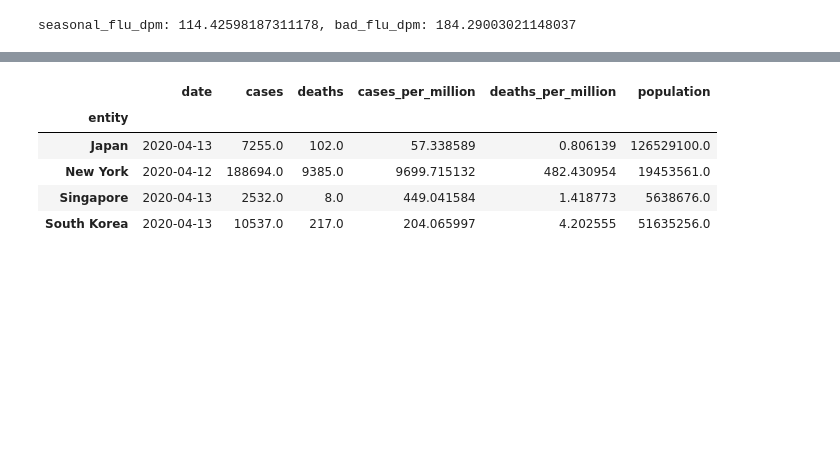
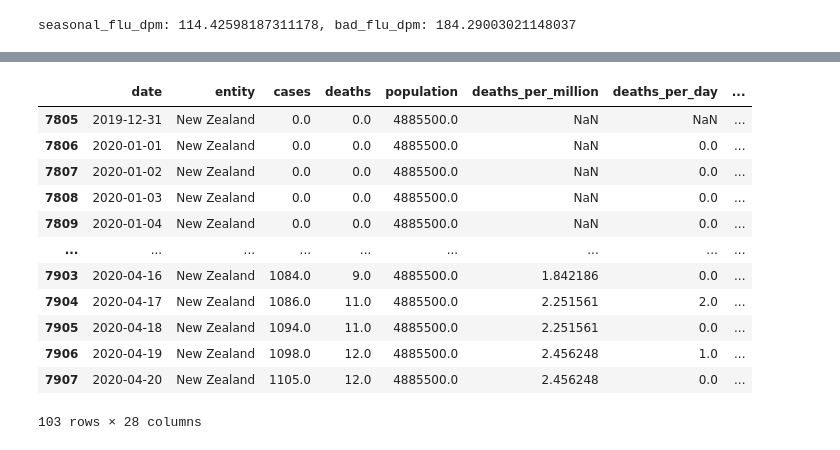
Before and after one commit to todddeluca/coronavirus, a Jupyter notebook: coronavirus_death_rate.ipynb, the cells around one changed output, grey strips where cells are left out. Saved outputs shown, nothing was run; the diff lists cells and outputs as text; code cells hidden in the pictures; blank space fills up the shorter version.

```diff
--- a/coronavirus_death_rate.ipynb
+++ b/coronavirus_death_rate.ipynb
@@ -396,4 +447,4 @@ def map_owid_to_un_pop(mer=None):
 # mer
 # %%
 # takes a minute
-states_df, countries_df, all_df = load_all(download=True)
+states_df, countries_df, all_df = load_all(download=False)
@@ -681,11 +774,35 @@ low population entities
+# %%
+# cases per day 3day avg. 14 day lag ratio.
+# state report:
+# - cases per day 14 day lag ratio
+# - cases per test per day 14 day lag ratio
+values = 'cases'
+values_per_day = values + '_per_day'
+df[values_per_day] = df.groupby(['entity'])[values].transform(
+    lambda s: s.rolling(2).apply(lambda w: w.iloc[-1] - w.iloc[0]))
+
+values_per_day_3day_avg = values_per_day + '_3day_avg'
+df[values_per_day_3day_avg] = (df.groupby(['entity'])[values_per_day]
+                                           .transform(lambda s: s.rolling(3).mean()))
+
+values_per_day_3day_avg_14day_ratio = values_per_day_3day_avg + '_14day_ratio'
+df[values_per_day_3day_avg_14day_ratio] = df.groupby(['entity'])[values_per_day_3day_avg].transform(
+    lambda s: s.rolling(15).apply(lambda w: w.iloc[-1] / w.iloc[0]))
 # %%
-# df[df['entity'].isin(['New York'])]
-df.loc[df['entity'].isin(includes),
-       ['date', 'entity', 'cases', 'deaths', 'cases_per_million', 'deaths_per_million', 'population']].groupby('entity').last()
+df[df['entity'].isin(['New Zealand'])]
+# df.loc[df['entity'].isin(includes),
+#        ['date', 'entity', 'cases', 'deaths', 'cases_per_million', 'deaths_per_million', 'population']].groupby('entity').last()
 # %% [output]
-|  | date | cases | deaths | cases_per_million | deaths_per_million | population |
-| entity |  |  |  |  |  |  |
-| Japan | 2020-04-13 | 7255.0 | 102.0 | 57.338589 | 0.806139 | 126529100.0 |
-| New York | 2020-04-12 | 188694.0 | 9385.0 | 9699.715132 | 482.430954 | 19453561.0 |
-| Singapore | 2020-04-13 | 2532.0 | 8.0 | 449.041584 | 1.418773 | 5638676.0 |
-| South Korea | 2020-04-13 | 10537.0 | 217.0 | 204.065997 | 4.202555 | 51635256.0 |
+|  | date | entity | cases | deaths | population | deaths_per_million | deaths_per_day | ... |
+| 7805 | 2019-12-31 | New Zealand | 0.0 | 0.0 | 4885500.0 | NaN | NaN | ... |
+| 7806 | 2020-01-01 | New Zealand | 0.0 | 0.0 | 4885500.0 | NaN | 0.0 | ... |
+| 7807 | 2020-01-02 | New Zealand | 0.0 | 0.0 | 4885500.0 | NaN | 0.0 | ... |
+| 7808 | 2020-01-03 | New Zealand | 0.0 | 0.0 | 4885500.0 | NaN | 0.0 | ... |
+| 7809 | 2020-01-04 | New Zealand | 0.0 | 0.0 | 4885500.0 | NaN | 0.0 | ... |
+| ... | ... | ... | ... | ... | ... | ... | ... | ... |
+| 7903 | 2020-04-16 | New Zealand | 1084.0 | 9.0 | 4885500.0 | 1.842186 | 0.0 | ... |
+| 7904 | 2020-04-17 | New Zealand | 1086.0 | 11.0 | 4885500.0 | 2.251561 | 2.0 | ... |
+| 7905 | 2020-04-18 | New Zealand | 1094.0 | 11.0 | 4885500.0 | 2.251561 | 0.0 | ... |
+| 7906 | 2020-04-19 | New Zealand | 1098.0 | 12.0 | 4885500.0 | 2.456248 | 1.0 | ... |
+| 7907 | 2020-04-20 | New Zealand | 1105.0 | 12.0 | 4885500.0 | 2.456248 | 0.0 | ... |
+103 rows × 28 columns
```
Also changed, not shown: parts of 8 cells of this notebook, 7 other files.
